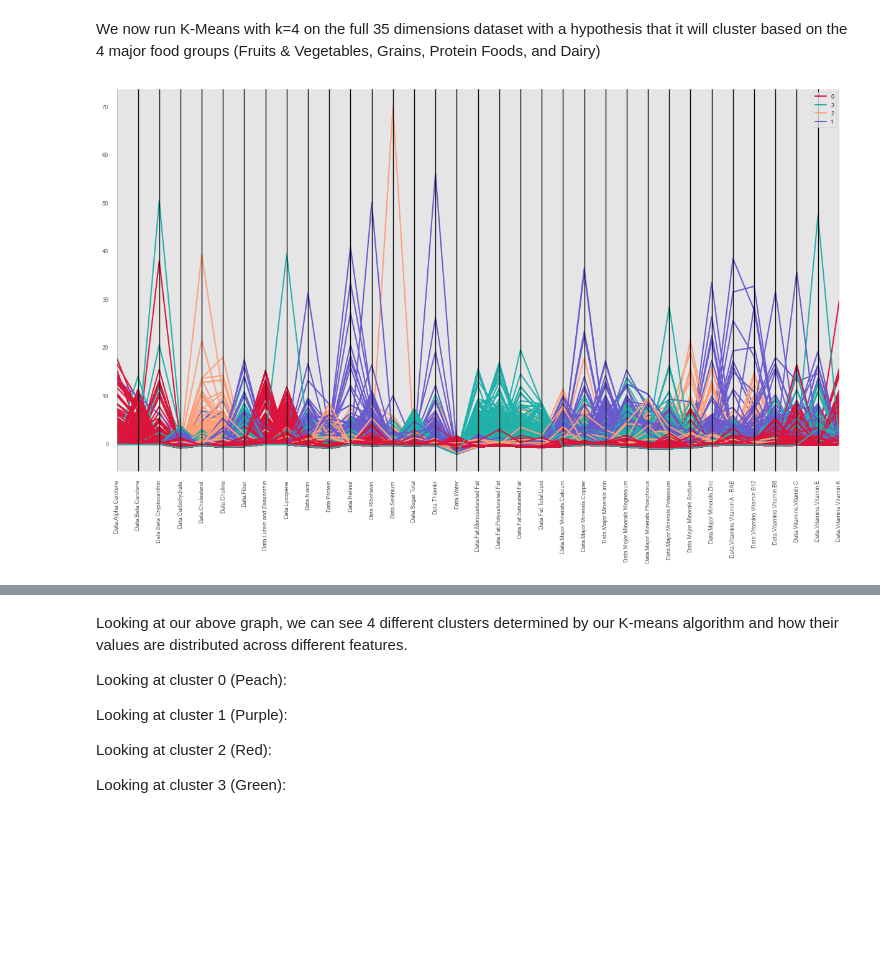
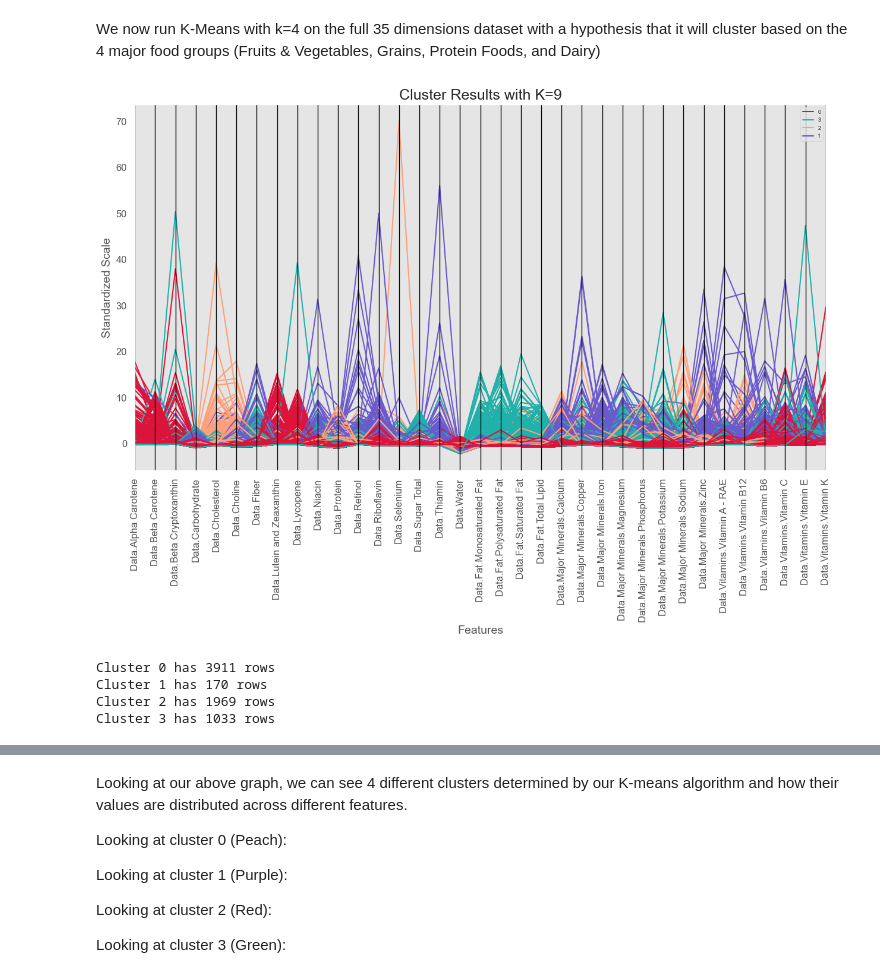
Before and after one commit to SaifA21/MSCI-446-Project, a Jupyter notebook: Final.ipynb, the cells around one changed output, grey strips where cells are left out. Saved outputs shown, nothing was run; the diff lists cells and outputs as text; code cells hidden in the pictures; blank space fills up the shorter version.

```diff
--- a/Final.ipynb
+++ b/Final.ipynb
@@ -337,18 +361,30 @@ We now run K-Means with k=4 on the full 35 dimensions dataset with a hypothesis
 # %%
 # Perform KMeans clustering with k=13
 # fit the model to the feature data
 four_means = KMeans(n_clusters=4, random_state=0).fit(food_scaled)
 
-
 food_scaled = pd.DataFrame(food_scaled, columns = food.columns)
 food_scaled['cluster']=four_means.labels_
 
-
 with plt.style.context(("ggplot")):
     fig = plt.figure(figsize=(15,8))
+    plt.title("Cluster Results with K=9", fontsize=18)
     plt.xticks(rotation=90)
+    plt.xlabel("Features", fontsize=14)
+    plt.ylabel("Standardized Scale", fontsize=14)
+    plt.tick_params(axis='both', labelsize=12)
     pd.plotting.parallel_coordinates(
     food_scaled, 'cluster',
     color=('#DC143C','#20B2AA','#FFA07A','#6A5ACD'))
 # %% [output]
-[figure, old version]
+[figure, new version]
+# %%
+for x in range (4):
+    tempDF=(food_scaled.loc[food_scaled['cluster']==x])
+    a=tempDF[tempDF.columns[0]].count()
+    print('Cluster',x,'has',a,'rows')
+# %% [output]
+Cluster 0 has 3911 rows
+Cluster 1 has 170 rows
+Cluster 2 has 1969 rows
+Cluster 3 has 1033 rows
```
Also changed, not shown: parts of 14 cells of this notebook.
